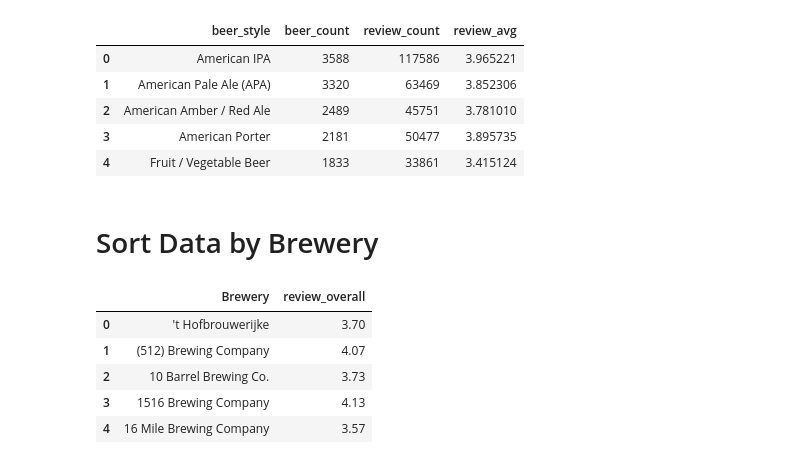
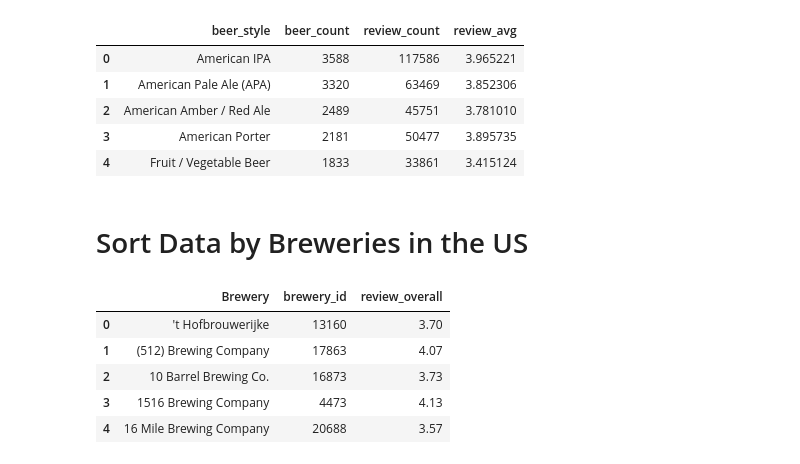
Before and after one commit to kreitlerj/Beer-Data-Project, a Jupyter notebook: Beer_Data_Cleaning.ipynb, the cells around one changed output. Drawn from its saved outputs; the diff is of its cells as text; code cells hidden in the pictures.

Commit message:
finalized data cleaning file

```diff
--- a/Beer_Data_Cleaning.ipynb
+++ b/Beer_Data_Cleaning.ipynb
@@ -276,19 +277,19 @@ beer_style_df.to_csv('beer_style_data_cleaned.csv')
 # %% [markdown]
-# Sort Data by Brewery
+# Sort Data by Breweries in the US
 # %%
 #Create a dataframe by brewery and the average review for the beers they make
-brew_rating = beer_data.groupby(["brewery_name"])
+brew_rating = beer_data.groupby(["brewery_name", "brewery_id"])
 average_rating = round(brew_rating['review_overall'].mean(), 2)
 brewery_avg_rating_df = pd.DataFrame(average_rating)
 brewery_avg_rating_df = brewery_avg_rating_df.reset_index()
 brewery_avg_rating_df = brewery_avg_rating_df.rename(columns={'brewery_name': 'Brewery'})
 
 #Preview the dataframe
 brewery_avg_rating_df.head()
 # %% [output]
-|  | Brewery | review_overall |
-| 0 | 't Hofbrouwerijke | 3.70 |
-| 1 | (512) Brewing Company | 4.07 |
-| 2 | 10 Barrel Brewing Co. | 3.73 |
-| 3 | 1516 Brewing Company | 4.13 |
-| 4 | 16 Mile Brewing Company | 3.57 |
+|  | Brewery | brewery_id | review_overall |
+| 0 | 't Hofbrouwerijke | 13160 | 3.70 |
+| 1 | (512) Brewing Company | 17863 | 4.07 |
+| 2 | 10 Barrel Brewing Co. | 16873 | 3.73 |
+| 3 | 1516 Brewing Company | 4473 | 4.13 |
+| 4 | 16 Mile Brewing Company | 20688 | 3.57 |
```
Also changed, not shown: parts of 9 cells of this notebook, 3 other files.
